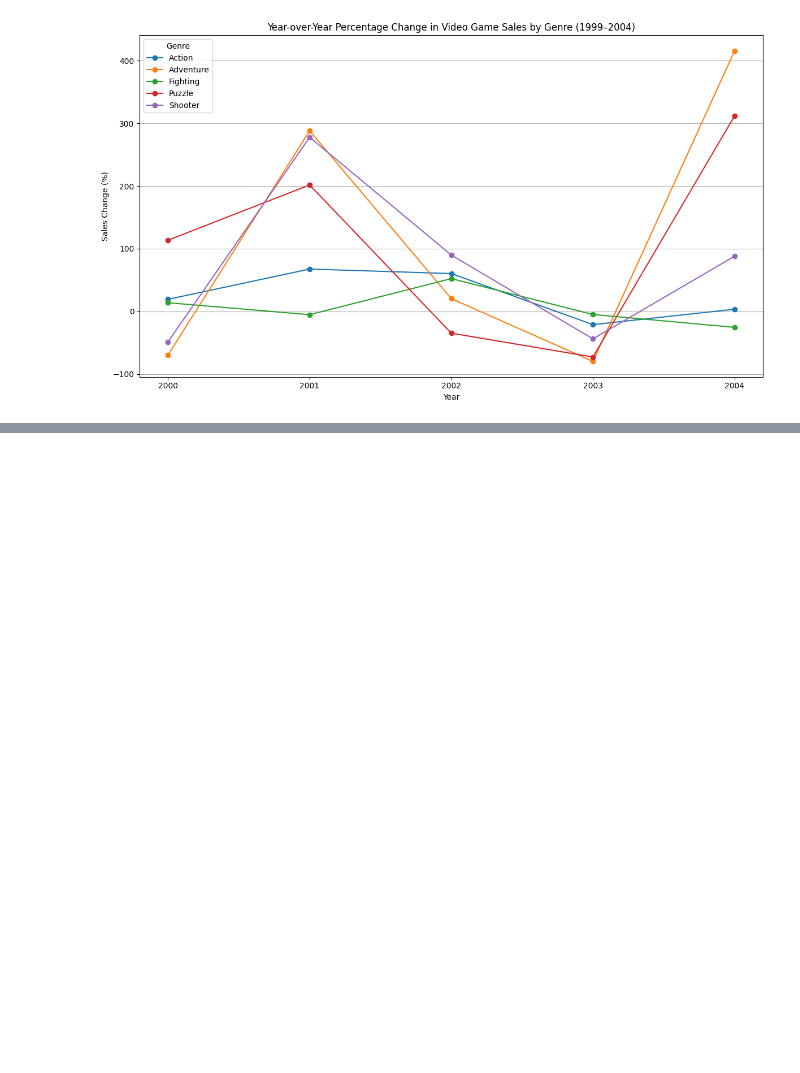
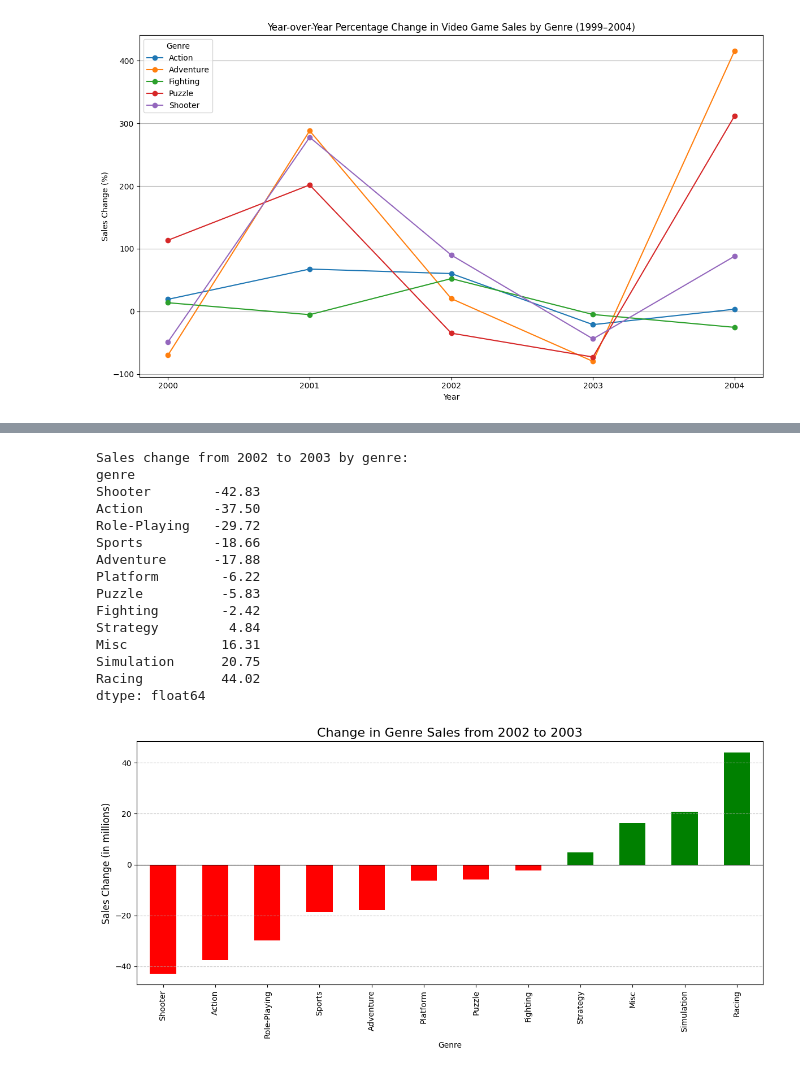
Before and after one commit to oliv-1990/video_game_sales, a Jupyter notebook: notebook/Untitled-1.ipynb, the cells around one changed output, grey strips where cells are left out. Drawn from its saved outputs; the diff is of its cells as text; code cells hidden in the pictures; blank space fills up the shorter version.

```diff
--- a/notebook/Untitled-1.ipynb
+++ b/notebook/Untitled-1.ipynb
@@ -456,0 +521,44 @@ plt.show()
+# %%
+# Get sales data for 2002 and 2003
+sales_2002 = sales_by_year_genre.loc[2002]
+sales_2003 = sales_by_year_genre.loc[2003]
+
+# Calculate the difference
+sales_change = sales_2003 - sales_2002
+sales_change = sales_change.sort_values()  # Sort from most decrease to most increase
+
+# Print increases and decreases
+print("Sales change from 2002 to 2003 by genre:")
+print(sales_change)
+
+# Split into increasing and decreasing genres
+increasing = sales_change[sales_change > 0]
+decreasing = sales_change[sales_change < 0]
+
+# Plot bar chart for changes
+plt.figure(figsize=(12, 6))
+sales_change.plot(kind='bar', color=['red' if x < 0 else 'green' for x in sales_change])
+plt.title('Change in Genre Sales from 2002 to 2003', fontsize=16)
+plt.xlabel('Genre')
+plt.ylabel('Sales Change (in millions)', fontsize=12)
+plt.axhline(0, color='black', linewidth=0.8)
+plt.grid(True, axis='y', linestyle='--', alpha=0.7)
+plt.tight_layout()
+plt.show()
+# %% [output]
+Sales change from 2002 to 2003 by genre:
+genre
+Shooter        -42.83
+Action         -37.50
+Role-Playing   -29.72
+Sports         -18.66
+Adventure      -17.88
+Platform        -6.22
+Puzzle          -5.83
+Fighting        -2.42
+Strategy         4.84
+Misc            16.31
+Simulation      20.75
+Racing          44.02
+dtype: float64
+[figure, added]
```
Also changed, not shown: parts of 5 cells of this notebook.
